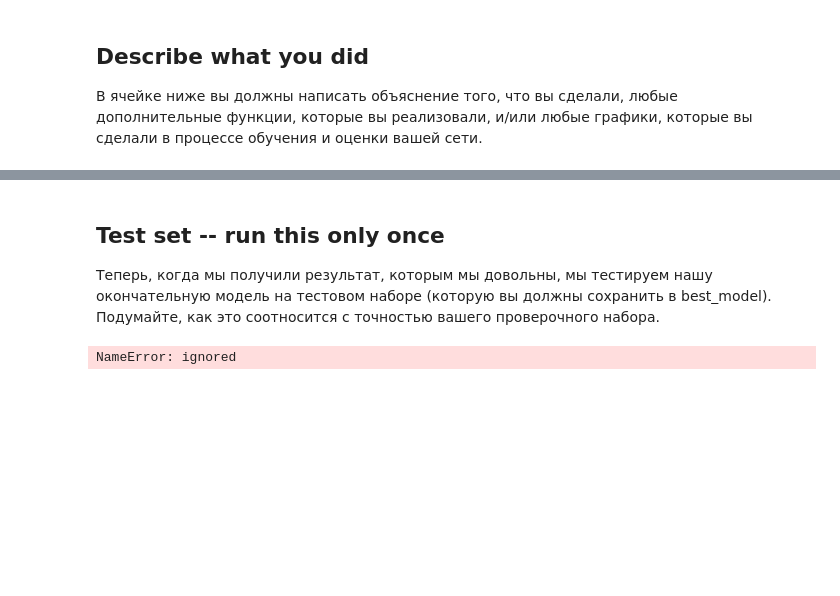
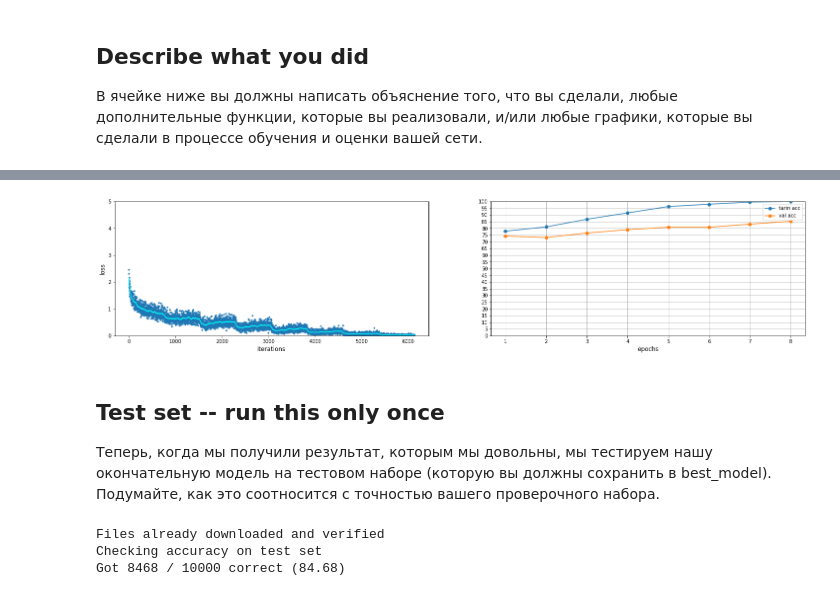
Before and after one commit to exp20/cs231n, a Jupyter notebook: assignment2/PyTorch.ipynb, the cells around one changed output, grey strips where cells are left out. Cells and saved outputs as stored; diff of their text form; code cells hidden in the pictures; blank space fills up the shorter version.

```diff
--- a/assignment2/PyTorch.ipynb
+++ b/assignment2/PyTorch.ipynb
@@ -1994,10 +2372,19 @@ TODO: Describe what you did
+# %%
+plot_model_history(loss_history, train_acc_history, val_acc_history)
+# %% [output]
+[figure, added]
 # %% [markdown]
 ## Test set -- run this only once
 
 Теперь, когда мы получили результат, которым мы довольны, мы тестируем нашу окончательную модель на тестовом наборе (которую вы должны сохранить в best_model). Подумайте, как это соотносится с точностью вашего проверочного набора.
-# %%
-
-best_model = model
-check_accuracy_part34(loader_test, best_model)
-# %% [output]
-NameError: ignored
+# %%
+no_prenormalization_cifar10_val = dset.CIFAR10('./cs231n/datasets', train=False, download=True,
+                            transform=transform_2)
+loader_test = DataLoader(no_prenormalization_cifar10_val, batch_size=64)
+
+best_model = model
+check_accuracy_part34(loader_test, best_model)
+# %% [output]
+Files already downloaded and verified
+Checking accuracy on test set
+Got 8468 / 10000 correct (84.68)
```
Also changed, not shown: parts of 42 cells of this notebook, 2 other files.
